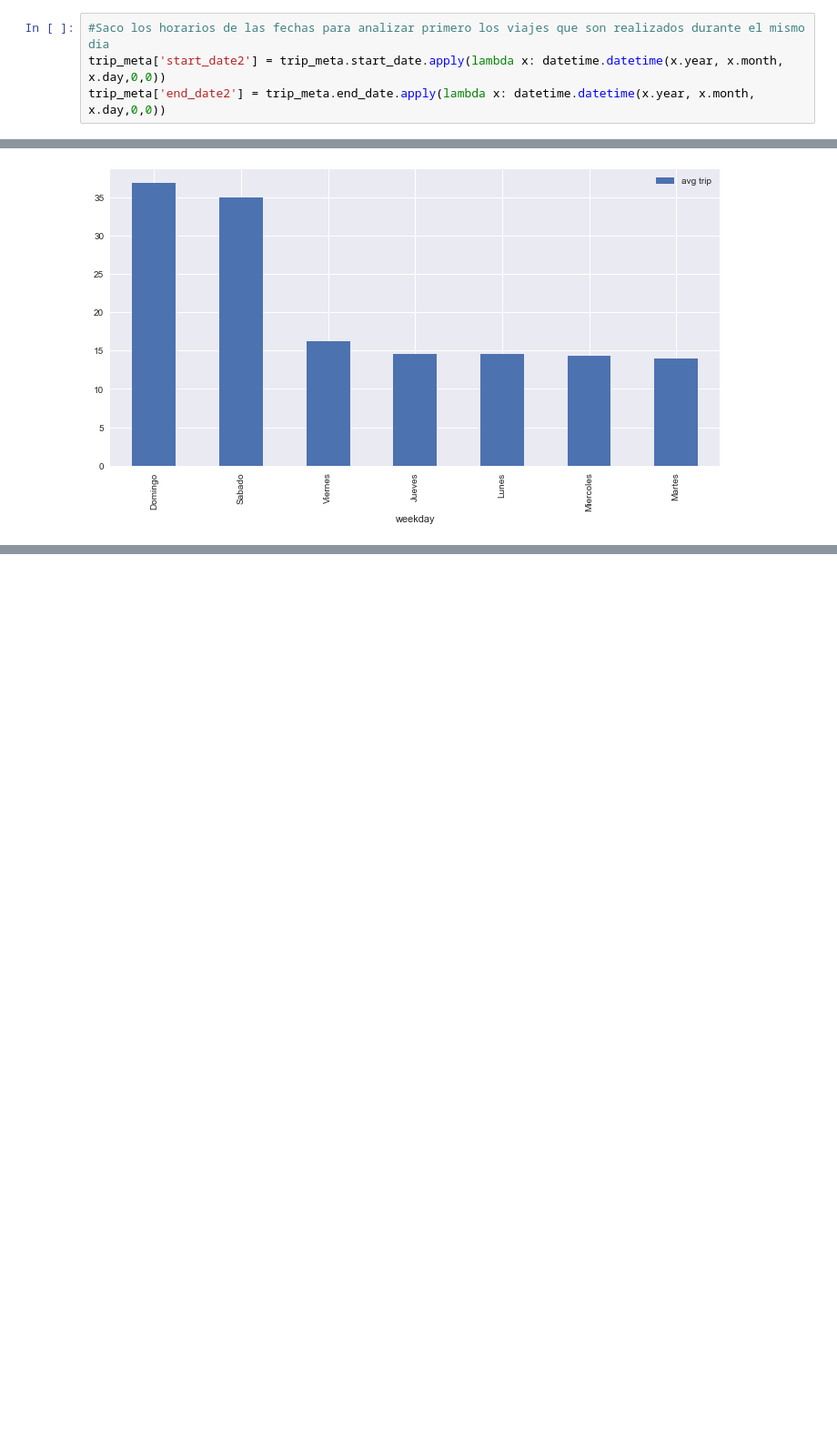
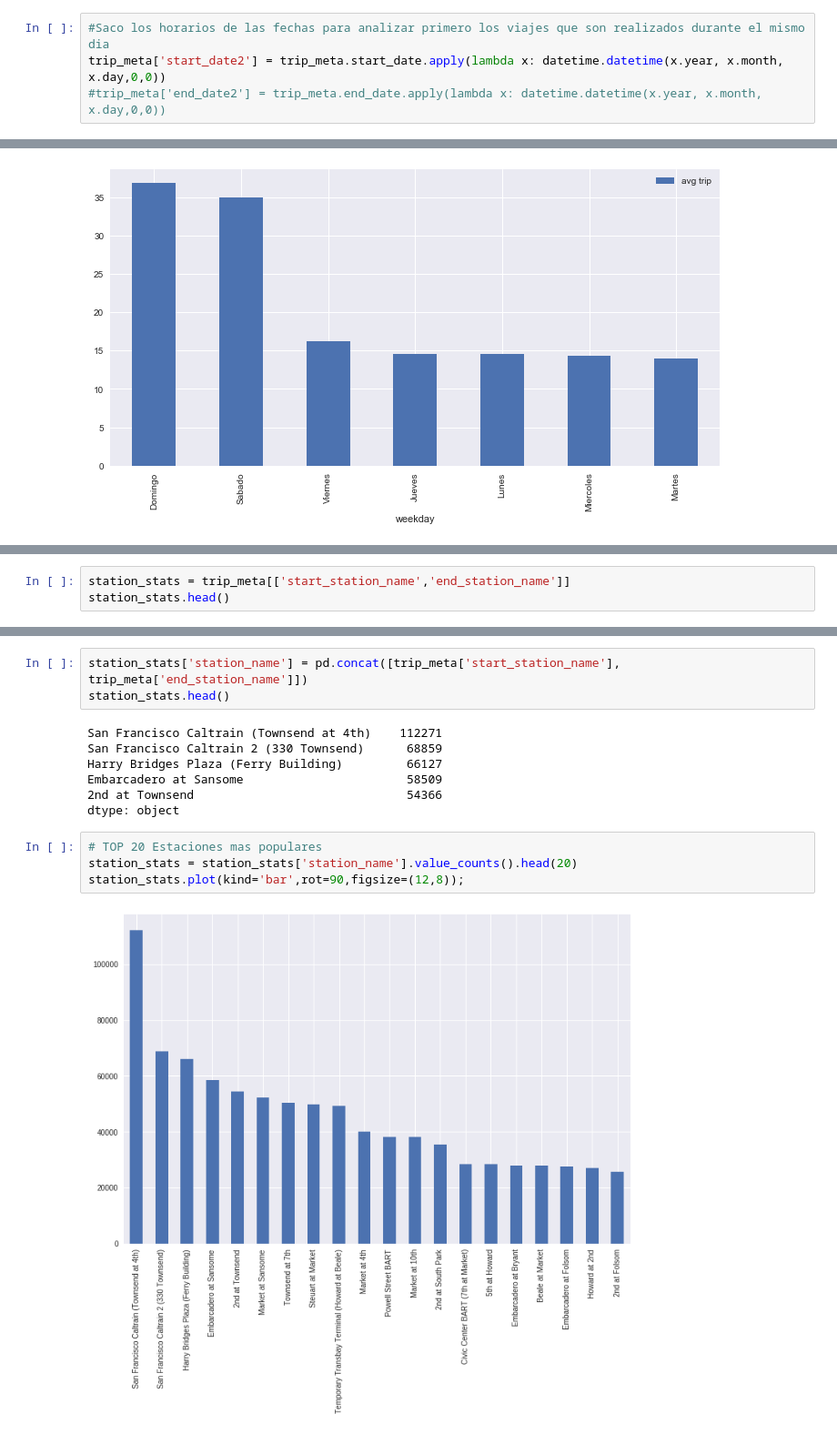
Before and after one commit to hernantain/Analisis-San-Francisco, a Jupyter notebook: analisis.ipynb, the cells around one changed output, grey strips where cells are left out. Shown at 91% size. Saved outputs shown, nothing was run; the diff lists cells and outputs as text; blank space fills up the shorter version.

```diff
--- a/analisis.ipynb
+++ b/analisis.ipynb
@@ -23,7 +23,7 @@ from datetime import date,time
 # %%
 #Saco los horarios de las fechas para analizar primero los viajes que son realizados durante el mismo dia
 trip_meta['start_date2'] = trip_meta.start_date.apply(lambda x: datetime.datetime(x.year, x.month, x.day,0,0))
-trip_meta['end_date2'] = trip_meta.end_date.apply(lambda x: datetime.datetime(x.year, x.month, x.day,0,0))
+#trip_meta['end_date2'] = trip_meta.end_date.apply(lambda x: datetime.datetime(x.year, x.month, x.day,0,0))
 # %%
 trip_meta.info()
 # %% [output]
@@ -268,0 +271,3 @@ dif_day_trips_avg.sort_values('avg trip',ascending=False).plot(x='weekday',y='av
+# %%
+station_stats = trip_meta[['start_station_name','end_station_name']]
+station_stats.head()
@@ -268,0 +281,16 @@ dif_day_trips_avg.sort_values('avg trip',ascending=False).plot(x='weekday',y='av
+# %%
+station_stats['station_name'] = pd.concat([trip_meta['start_station_name'], trip_meta['end_station_name']])
+station_stats.head()
+# %% [output]
+San Francisco Caltrain (Townsend at 4th)    112271
+San Francisco Caltrain 2 (330 Townsend)      68859
+Harry Bridges Plaza (Ferry Building)         66127
+Embarcadero at Sansome                       58509
+2nd at Townsend                              54366
+dtype: object
+# %%
+# TOP 20 Estaciones mas populares
+station_stats = station_stats['station_name'].value_counts().head(20)
+station_stats.plot(kind='bar',rot=90,figsize=(12,8));
+# %% [output]
+[figure, added]
```
Also changed, not shown: parts of 10 cells of this notebook.
